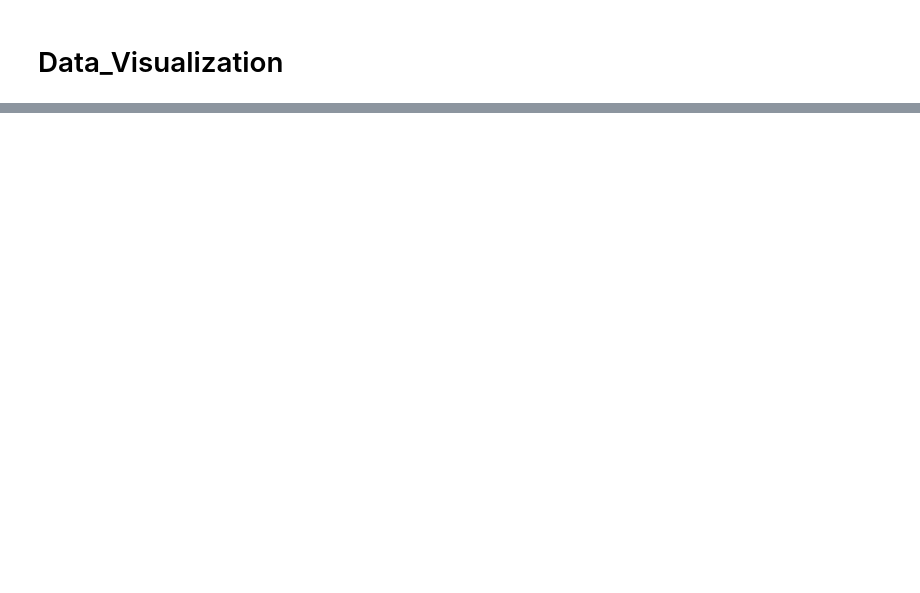
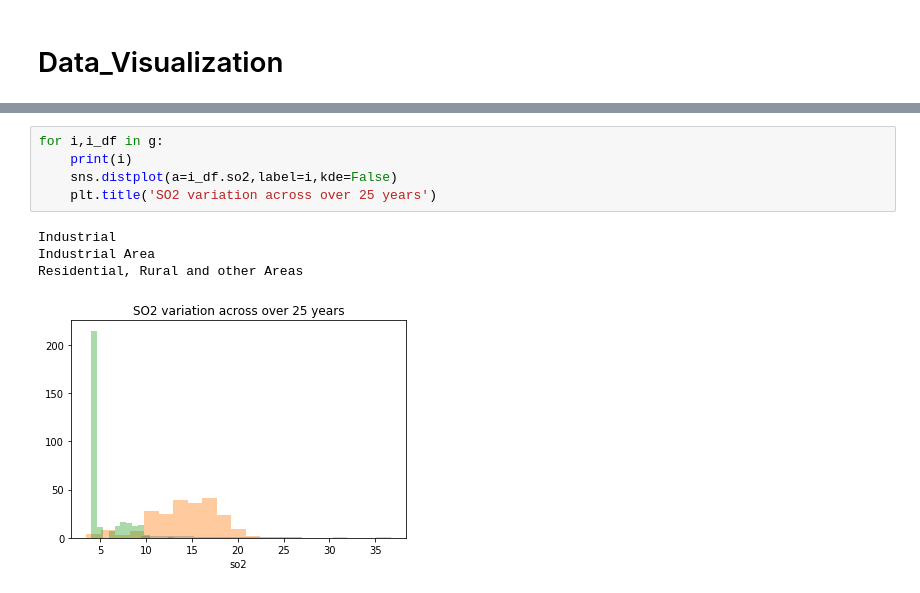
Before and after one commit to angadbajwa23/Analyzing-Air-Pollution-in-Delhi, a Jupyter notebook: Air_pollution_Delhi.ipynb, the cells around one changed output, grey strips where cells are left out. Saved outputs shown, nothing was run; the diff lists cells and outputs as text; blank space fills up the shorter version.

```diff
--- a/Air_pollution_Delhi.ipynb
+++ b/Air_pollution_Delhi.ipynb
@@ -185,0 +209,10 @@ b
+# %%
+for i,i_df in g:
+    print(i)
+    sns.distplot(a=i_df.so2,label=i,kde=False)
+    plt.title('SO2 variation across over 25 years')
+# %% [output]
+Industrial
+Industrial Area
+Residential, Rural and other Areas
+[figure, added]
```
Also changed, not shown: parts of 40 cells of this notebook.
